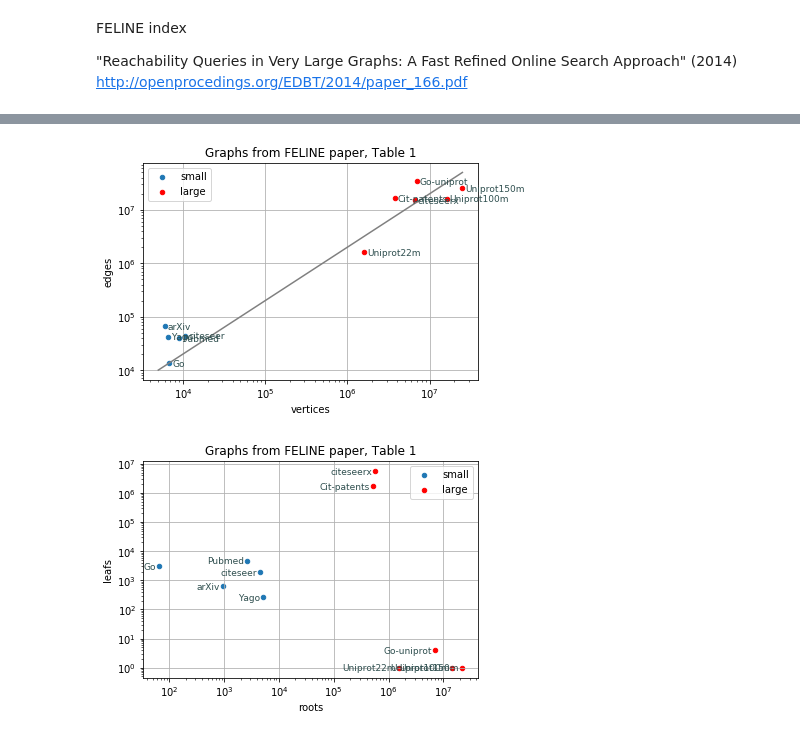
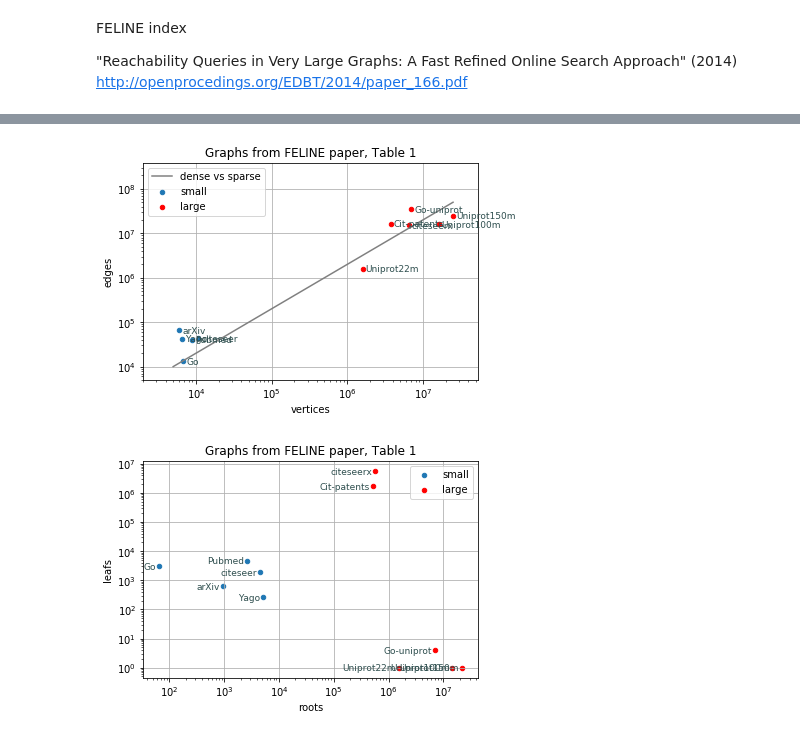
Before and after one commit to jnareb/git-commit-graph-ext, a Jupyter notebook: Reachability_queries_in_large_graphs.ipynb, the cells around one changed output, grey strips where cells are left out. Drawn from its saved outputs; the diff is of its cells as text; code cells hidden in the pictures.

Commit message:
Update to Colaboratory version from 2020.11.25
Note that Graphs_FELINE_index.ipynb was in meantime renamed to
Reachability_labels_for_version_control_graphs.ipynb.

```diff
--- a/Reachability_queries_in_large_graphs.ipynb
+++ b/Reachability_queries_in_large_graphs.ipynb
@@ -56,21 +54,25 @@ table_fel
 # %%
 ee=np.geomspace(5000,25000000,num=10)
 ax=table_fel[table_fel['vertices'] < 100000].plot.scatter(x='vertices',y='edges',
                           logx=True,logy=True,
                           grid=True,label='small',
                           title='Graphs from FELINE paper, Table 1')
 ax=table_fel[table_fel['vertices'] >= 100000].plot.scatter(ax=ax,x='vertices',y='edges',
                           logx=True,logy=True,
                           grid=True,c='red',label='large',
                           title='Graphs from FELINE paper, Table 1')
 ax.plot(ee,2*ee,'-',label='dense vs sparse',c='gray')
 for row in table_fel.itertuples():
     ax.annotate(row[0], xy=(row.vertices,row.edges),
                 xytext=(3,-3), textcoords='offset points',horizontalalignment='left',
                 family='sans-serif', fontsize=9, color='darkslategrey')
+ax.set_xlim(left  =2e3)
+ax.set_ylim(bottom=5e3)
+plt.legend(loc='upper left')
+plt.savefig('feline_graphs_vertices_vs_edges.pdf')
 plt.show()
 # %% [output]
-[figure, old version]
+[figure, new version]
 # %%
 ax=table_fel[table_fel['vertices'] < 100000].plot.scatter(x='roots',y='leafs',
                           logx=True,logy=True,
```
Also changed, not shown: parts of 1 cell of this notebook, 2 other files.
